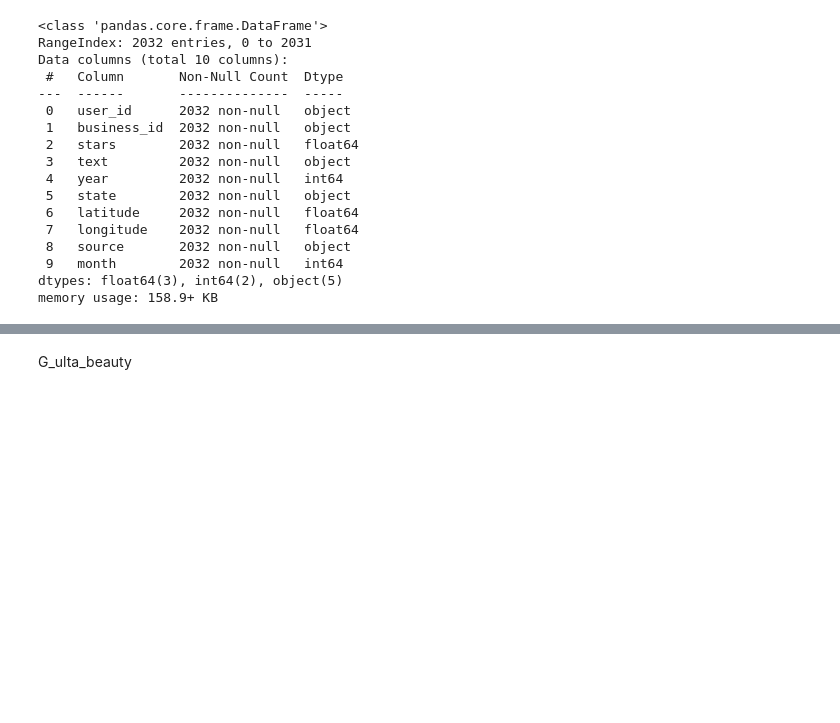
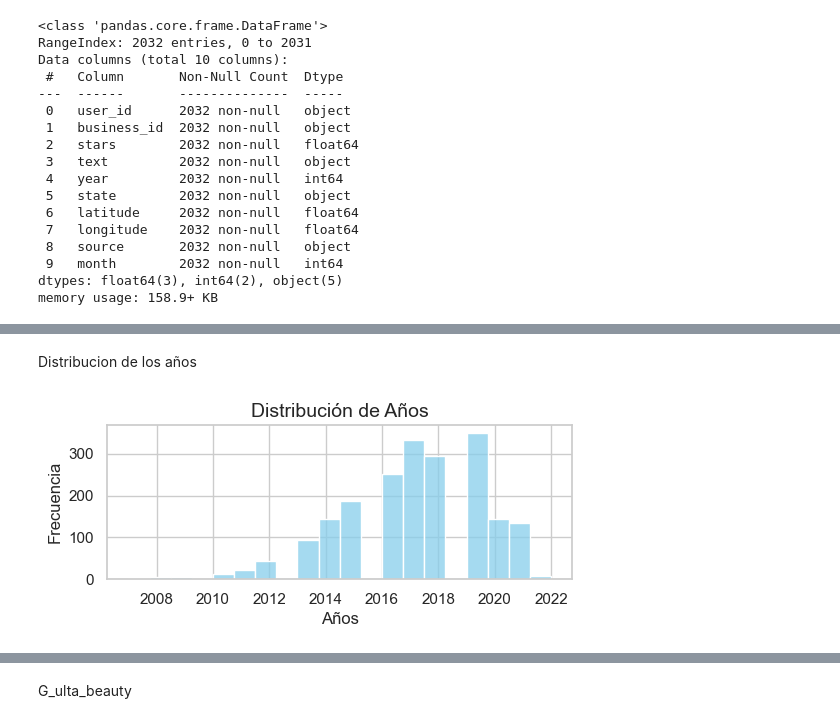
Before and after one commit to JohannaRangel/FinalProject_YelpGoogleMaps, a Jupyter notebook: notebooks/EDA.ipynb, the cells around one changed output, grey strips where cells are left out. Drawn from its saved outputs; the diff is of its cells as text; code cells hidden in the pictures; blank space fills up the shorter version.

```diff
--- a/notebooks/EDA.ipynb
+++ b/notebooks/EDA.ipynb
@@ -52,0 +143,16 @@ Y_ulta_beauty.tail()
+# %% [markdown]
+Distribucion de los años
+# %%
+# Configuramos el estilo de Seaborn
+sns.set(style="whitegrid")
+plt.figure(figsize=(6, 2))
+# Creamos el histograma
+sns.histplot(Y_ulta_beauty['year'], bins=20, kde=False, color='skyblue')
+# Personalizamos el gráfico
+plt.title('Distribución de Años', fontsize=14)
+plt.xlabel('Años', fontsize=12)
+plt.ylabel('Frecuencia', fontsize=12)
+# Mostramos el gráfico
+plt.show()
+# %% [output]
+[figure, added]
```
Also changed, not shown: parts of 19 cells of this notebook.
